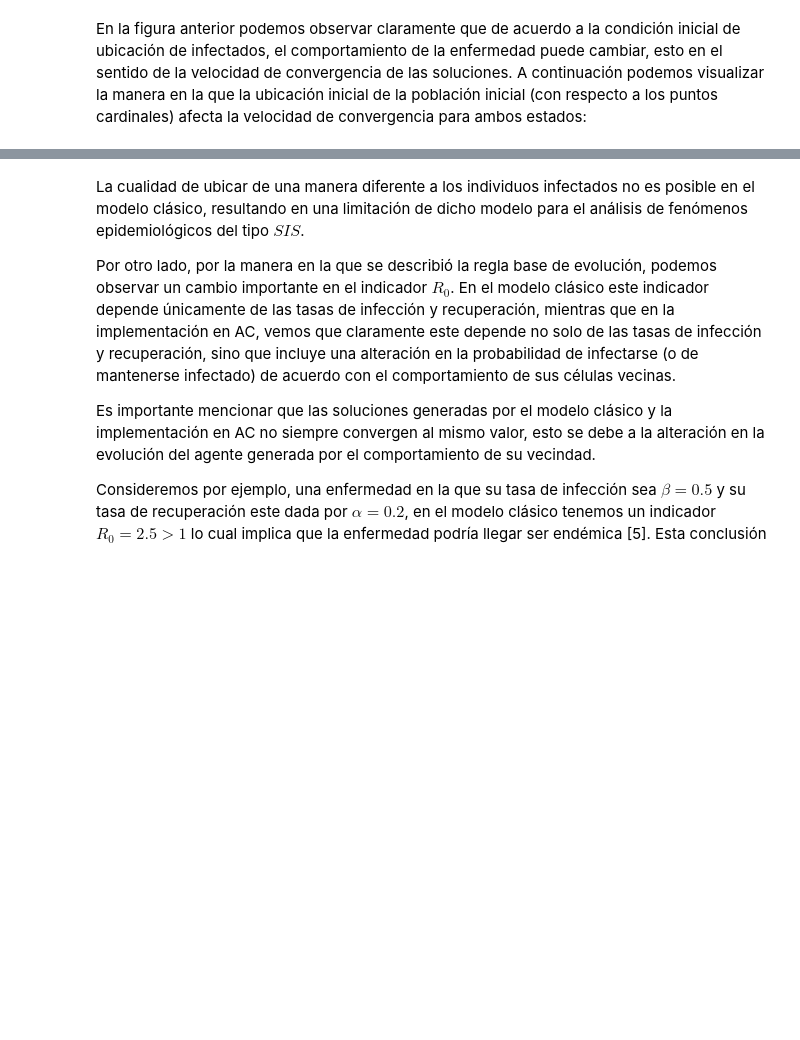
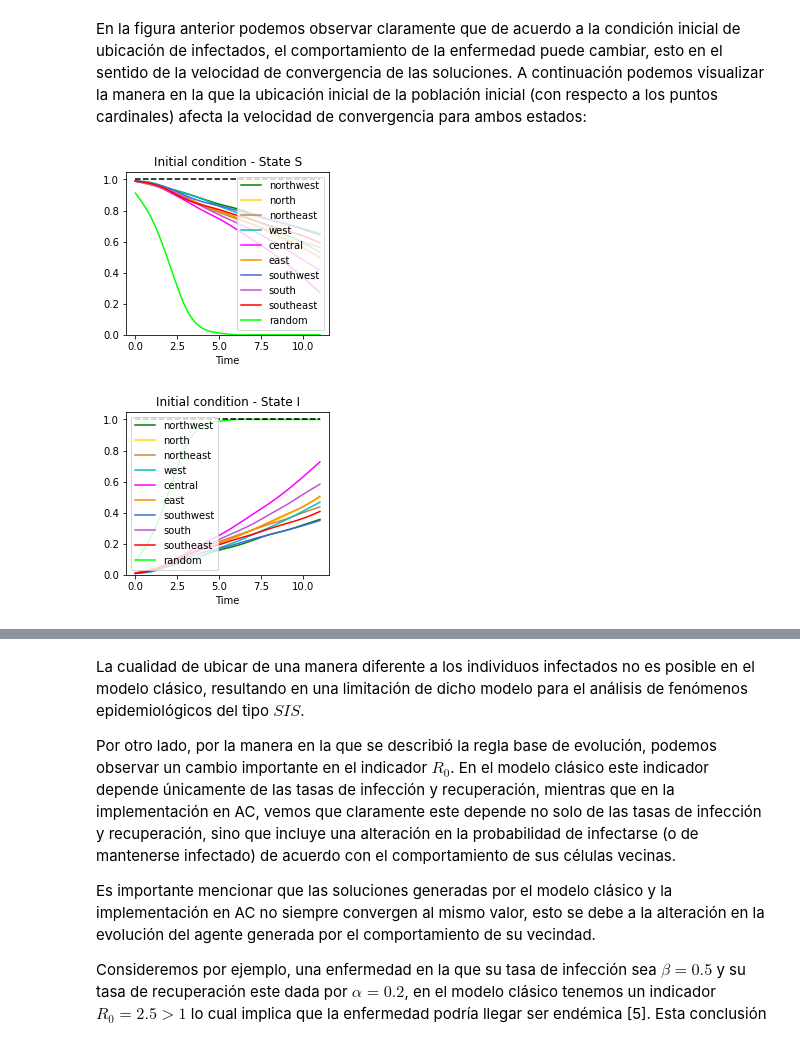
Before and after one commit to Grupo-de-simulacion-con-automatas/CAsimulations-Modelacion-de-dinamicas-topologicas-en-la-propagacion-de-una-enfermedad-usando-CA, a Jupyter notebook: Codigo/Cuaderno actualizado del proyecto CAsimulations.ipynb, the cells around one changed output, grey strips where cells are left out. Cells and saved outputs as stored; diff of their text form; code cells hidden in the pictures; blank space fills up the shorter version.

Commit message:
Versión final de los modelos sis y sir básicos, con natalidad y mortalidad y con muerte por enfermedad

```diff
--- a/Codigo/Cuaderno actualizado del proyecto CAsimulations.ipynb
+++ b/Codigo/Cuaderno actualizado del proyecto CAsimulations.ipynb
@@ -250,29 +253,32 @@ plt.show()
 # %% [markdown]
 En la figura anterior podemos observar claramente que de acuerdo a la condición inicial de ubicación de infectados, el comportamiento de la enfermedad puede cambiar, esto en el sentido de la velocidad de convergencia de las soluciones. A continuación podemos visualizar la manera en la que la ubicación inicial de la población inicial (con respecto a los puntos cardinales) afecta la velocidad de convergencia para ambos estados:
 # %%
-SIS1 = sis(0.2,0.5,initialLocation(30,30,0.1,"northwest"),1,1,Moore).basicModel(10)[0]
-SIS2 = sis(0.2,0.5,initialLocation(30,30,0.1,"north"),1,1,Moore).basicModel(10)[0]
-SIS3 = sis(0.2,0.5,initialLocation(30,30,0.1,"northeast"),1,1,Moore).basicModel(10)[0]
-SIS4 = sis(0.2,0.5,initialLocation(30,30,0.1,"west"),1,1,Moore).basicModel(10)[0]
-SIS5 = sis(0.2,0.5,initialLocation(30,30,0.1,"center"),1,1,Moore).basicModel(10)[0]
-SIS6 = sis(0.2,0.5,initialLocation(30,30,0.1,"east"),1,1,Moore).basicModel(10)[0]
-SIS7 = sis(0.2,0.5,initialLocation(30,30,0.1,"southwest"),1,1,Moore).basicModel(10)[0]
-SIS8 = sis(0.2,0.5,initialLocation(30,30,0.1,"south"),1,1,Moore).basicModel(10)[0]
-SIS9 = sis(0.2,0.5,initialLocation(30,30,0.1,"southeast"),1,1,Moore).basicModel(10)[0]
-SIS10 = sis(0.2,0.5,initialLocation(30,30,0.1,"random"),1,1,Moore).basicModel(10)[0]
+SIS1 = models("sis",0.2,0.5,initialLocation(30,30,0.1,"northwest"),Moore).basicModel(10)[0]
+SIS2 = models("sis",0.2,0.5,initialLocation(30,30,0.1,"north"),Moore).basicModel(10)[0]
+SIS3 = models("sis",0.2,0.5,initialLocation(30,30,0.1,"northeast"),Moore).basicModel(10)[0]
+SIS4 = models("sis",0.2,0.5,initialLocation(30,30,0.1,"west"),Moore).basicModel(10)[0]
+SIS5 = models("sis",0.2,0.5,initialLocation(30,30,0.1,"center"),Moore).basicModel(10)[0]
+SIS6 = models("sis",0.2,0.5,initialLocation(30,30,0.1,"east"),Moore).basicModel(10)[0]
+SIS7 = models("sis",0.2,0.5,initialLocation(30,30,0.1,"southwest"),Moore).basicModel(10)[0]
+SIS8 = models("sis",0.2,0.5,initialLocation(30,30,0.1,"south"),Moore).basicModel(10)[0]
+SIS9 = models("sis",0.2,0.5,initialLocation(30,30,0.1,"southeast"),Moore).basicModel(10)[0]
+SIS10 = models("sis",0.2,0.5,initialLocation(30,30,0.1,"random"),Moore).basicModel(10)[0]
 
 var_s = [SIS1[0], SIS2[0], SIS3[0], SIS4[0], SIS5[0], SIS6[0], SIS7[0],SIS8[0], SIS9[0], SIS10[0]]
 var_i = [SIS1[1], SIS2[1], SIS3[1], SIS4[1], SIS5[1], SIS6[1], SIS7[1],SIS8[1], SIS9[1], SIS10[1]]
 col_dis = ["g","gold","peru","c","magenta","darkorange","royalblue","mediumorchid","r","lime"]
 eti_dis = ["northwest", "north", "northeast", "west", "central", "east", "southwest", "south", "southeast", "random"]
 
 plt.subplot(1,2,1)
 graficas(var_s, eti_dis, col_dis,"Initial condition - State S")
 
 plt.subplot(1,2,2)
 graficas(var_i, eti_dis, col_dis,"Initial condition - State I")
 
 plt.show()
+# %% [output]
+[figure, added]
+[figure, added]
 # %% [markdown]
 ![texto del enlace](https://docs.google.com/drawings/d/e/2PACX-1vTasFeDMLg49KgWFqpmLGRIJwtClpbXDHTVTEg15H6HyA6eDRFXKXtH9tw93zf-K4udHDNyg6kGWwvj/pub?w=709&h=275)
 # %% [markdown]
```
Also changed, not shown: parts of 33 cells of this notebook, 6 other files.
